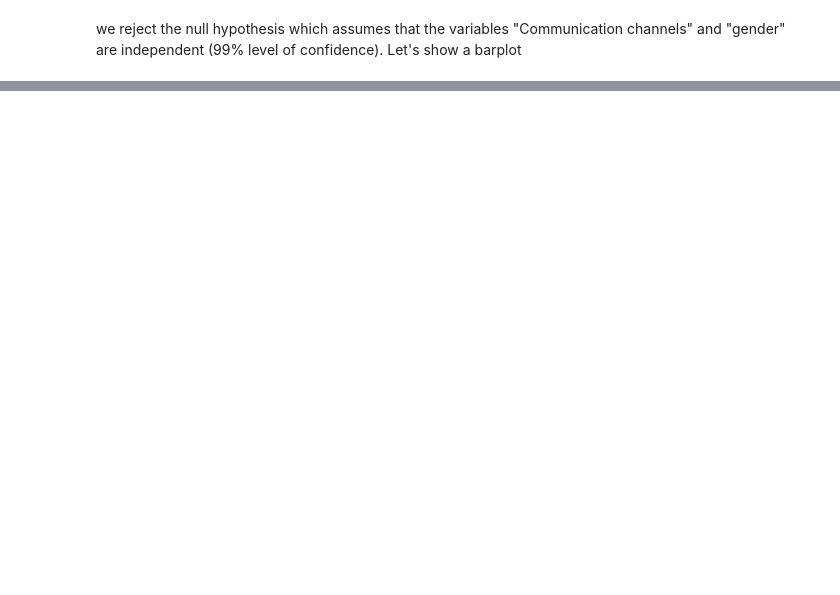
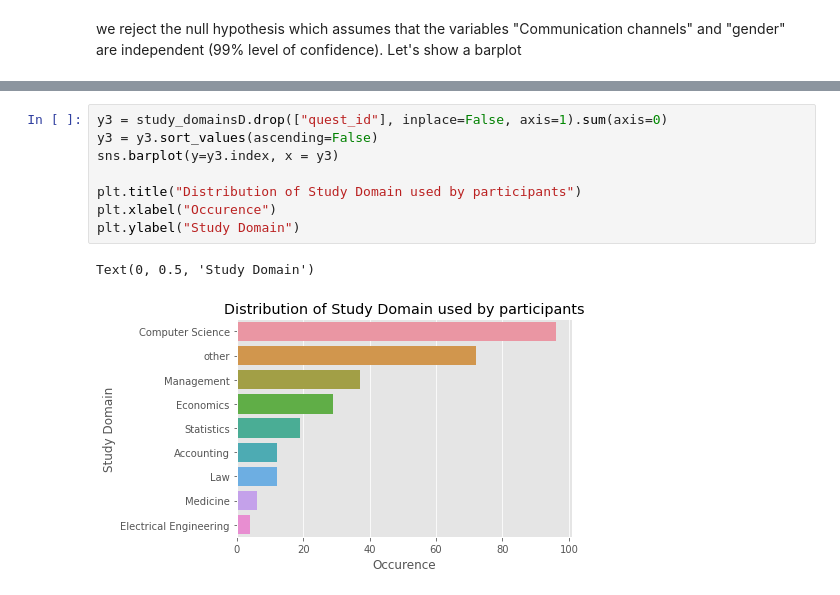
Before and after one commit to Serj-crypto/Ayiti-Analytics-ProjectPy1, a Jupyter notebook: data.ipynb, the cells around one changed output, grey strips where cells are left out. Saved outputs shown, nothing was run; the diff lists cells and outputs as text; blank space fills up the shorter version.

```diff
--- a/data.ipynb
+++ b/data.ipynb
@@ -549,0 +635,11 @@ For men bootcamp alumni is't significant, 8th place.
+# %%
+y3 = study_domainsD.drop(["quest_id"], inplace=False, axis=1).sum(axis=0)
+y3 = y3.sort_values(ascending=False)
+sns.barplot(y=y3.index, x = y3)
+
+plt.title("Distribution of Study Domain used by participants")
+plt.xlabel("Occurence")
+plt.ylabel("Study Domain")
+# %% [output]
+Text(0, 0.5, 'Study Domain')
+[figure, added]
```
Also changed, not shown: parts of 21 cells of this notebook.
